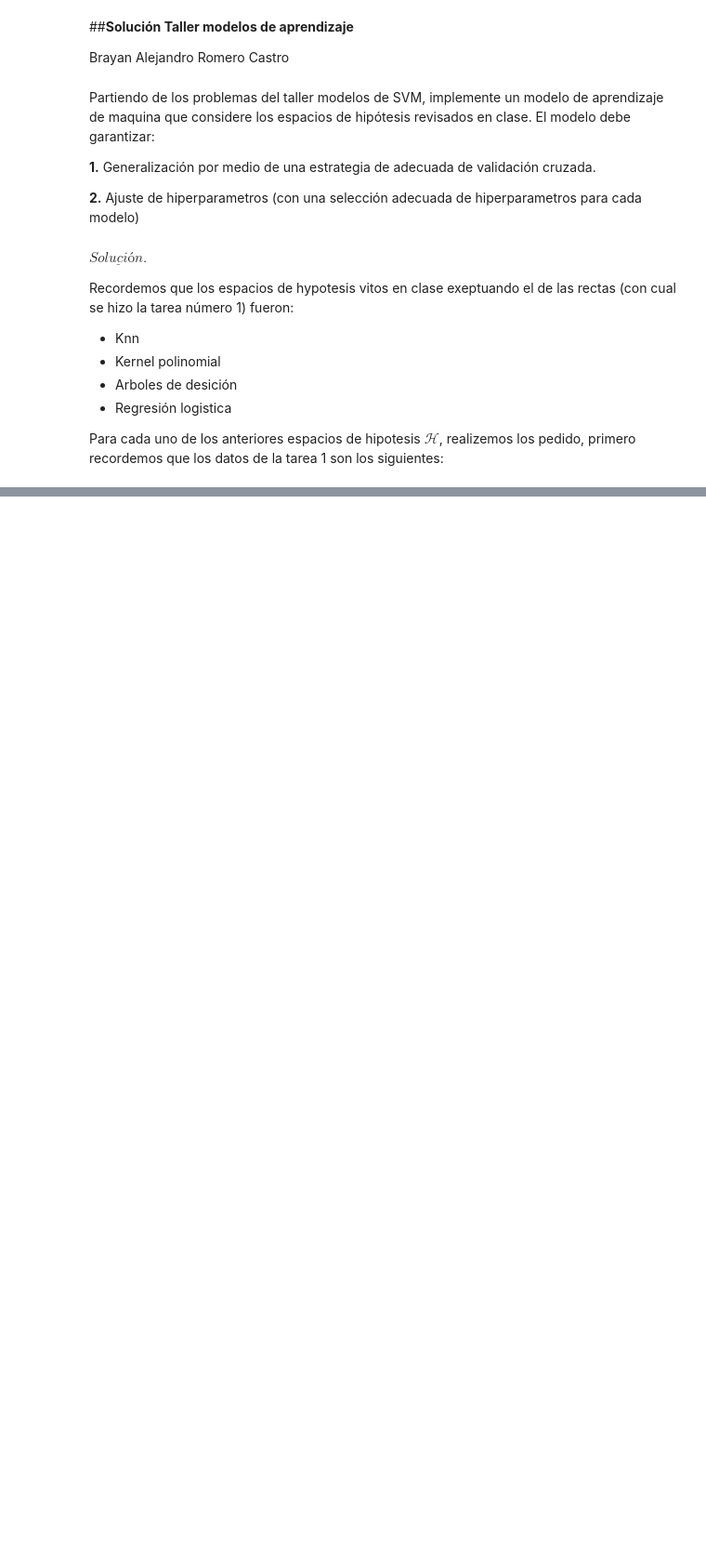
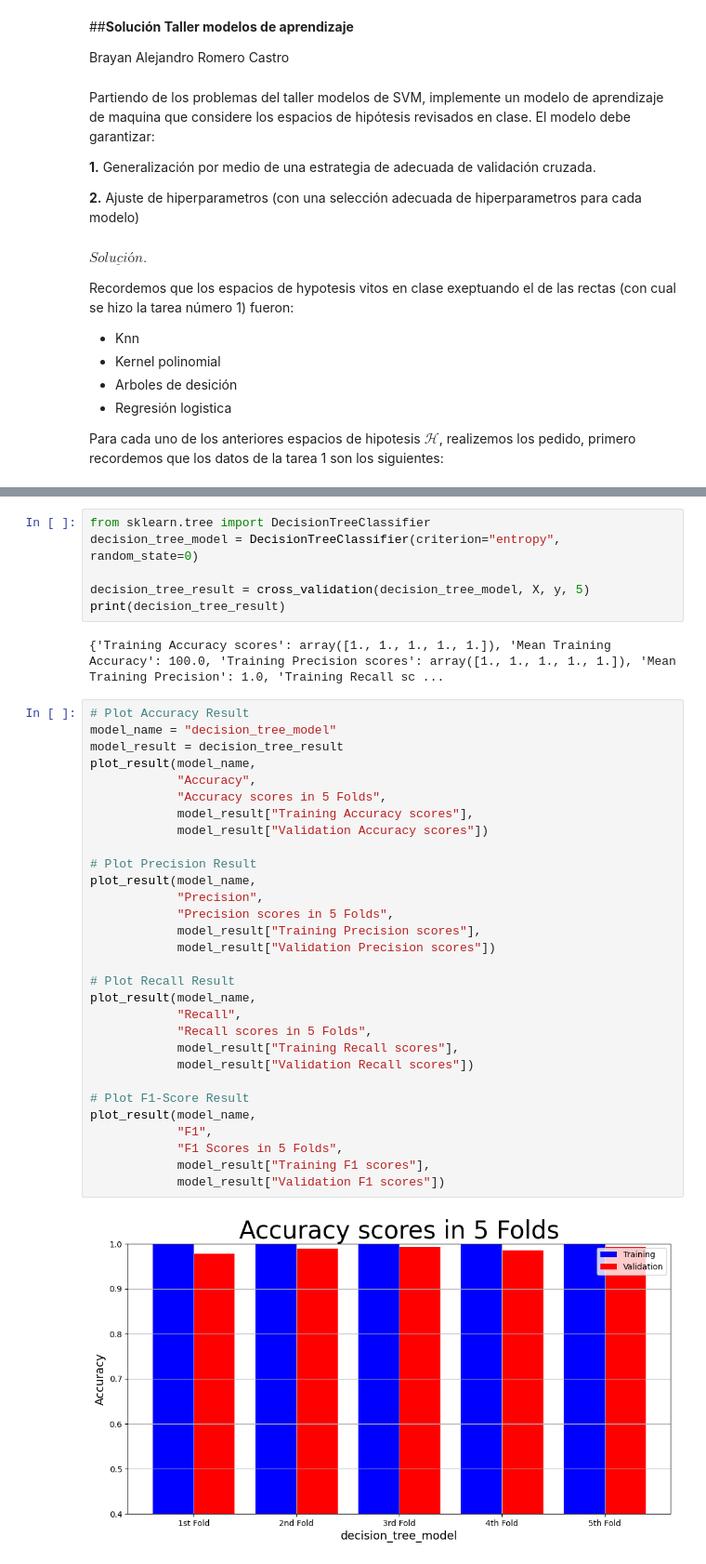
Before and after one commit to brromeroc/Tallermodelosdeapredizaje, a Jupyter notebook: Taller_modelos_de_aprendizaje.ipynb, the cells around one changed output, grey strips where cells are left out. Shown at 93% size. Cells and saved outputs as stored; diff of their text form; blank space fills up the shorter version.

```diff
--- a/Taller_modelos_de_aprendizaje.ipynb
+++ b/Taller_modelos_de_aprendizaje.ipynb
@@ -105,0 +233,40 @@ NameError: ignored
+# %%
+from sklearn.tree import DecisionTreeClassifier
+decision_tree_model = DecisionTreeClassifier(criterion="entropy", random_state=0)
+
+decision_tree_result = cross_validation(decision_tree_model, X, y, 5)
+print(decision_tree_result)
+# %% [output]
+{'Training Accuracy scores': array([1., 1., 1., 1., 1.]), 'Mean Training Accuracy': 100.0, 'Training Precision scores': array([1., 1., 1., 1., 1.]), 'Mean Training Precision': 1.0, 'Training Recall sc ...
+# %%
+# Plot Accuracy Result
+model_name = "decision_tree_model"
+model_result = decision_tree_result
+plot_result(model_name,
+            "Accuracy",
+            "Accuracy scores in 5 Folds",
+            model_result["Training Accuracy scores"],
+            model_result["Validation Accuracy scores"])
+
+# Plot Precision Result
+plot_result(model_name,
+            "Precision",
+            "Precision scores in 5 Folds",
+            model_result["Training Precision scores"],
+            model_result["Validation Precision scores"])
+
+# Plot Recall Result
+plot_result(model_name,
+            "Recall",
+            "Recall scores in 5 Folds",
+            model_result["Training Recall scores"],
+            model_result["Validation Recall scores"])
+
+# Plot F1-Score Result
+plot_result(model_name,
+            "F1",
+            "F1 Scores in 5 Folds",
+            model_result["Training F1 scores"],
+            model_result["Validation F1 scores"])
+# %% [output]
+[figure, added]
```
Also changed, not shown: parts of 39 cells of this notebook.
